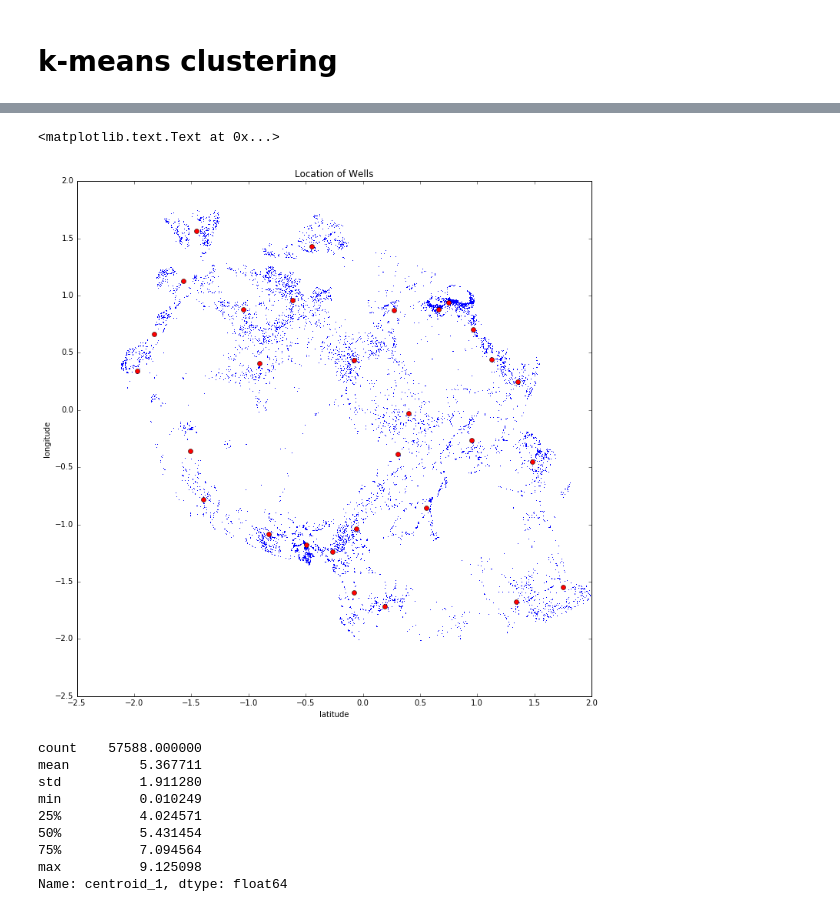
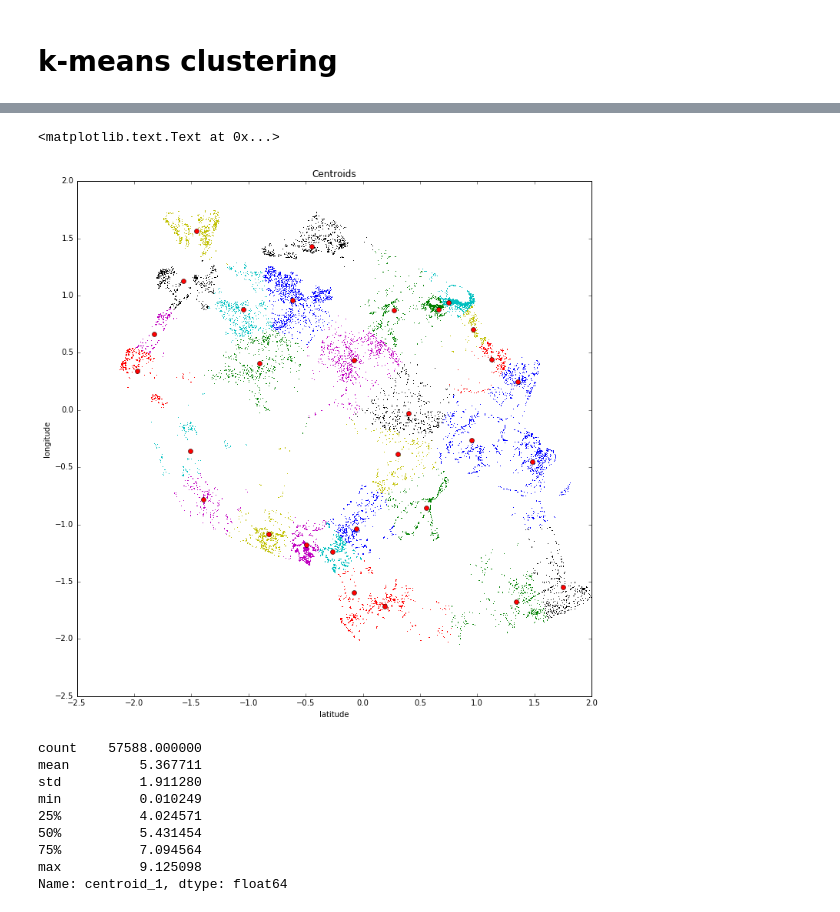
Before and after one commit to liufan2312/ORIE4741-DrivenData-Competition, a Jupyter notebook: Local Features.ipynb, the cells around one changed output, grey strips where cells are left out. Cells and saved outputs as stored; diff of their text form; code cells hidden in the pictures.

```diff
--- a/Local Features.ipynb
+++ b/Local Features.ipynb
@@ -79,6 +90,6 @@ kmeans = KMeans(n_clusters=30, random_state=0).fit(data)
 centroids = kmeans.cluster_centers_
 # %%
-c_longitude, c_latitude = np.zeros(30), np.zeros(30)
+c_longitude, c_latitude = np.zeros(50), np.zeros(50)
 ptr = 0
 for centroid in centroids:
     c_longitude[ptr] = centroid[0]
@@ -86,0 +111,15 @@ for centroid in centroids:
+# %%
+def find_centroid(longitude, latitude, centroids):
+    closest = 0
+    centroid = centroids[0]
+    min_dis = (longitude - centroid[0])**2 + (latitude - centroid[1])**2 # + (height - centroid[2])**2
+    for i in range(1, centroids.shape[0]):
+        dis = (longitude - centroids[i][0])**2 + (latitude - centroids[i][1])**2 # + (height - centroid[2])**2
+        if dis < min_dis:
+            min_dis = dis
+            closest = i
+            centroid = centroids[i]
+    return closest, centroid
+# %%
+i, j = find_centroid(1, -1, centroids)
+print(i, j)
@@ -86,0 +128,7 @@ for centroid in centroids:
+# %%
+# Find out which centroid it belongs to
+location_data = data.as_matrix()
+which_centroid = np.zeros(data.shape[0])
+for i in range(0, data.shape[0]):
+    which_centroid[i], dummy = find_centroid(location_data[i][0], location_data[i][1], centroids)
+data['which_centroid'] = which_centroid
@@ -87,14 +144,16 @@ for centroid in centroids:
 # %%
-sub_data = data.sample(frac=0.2, replace=False)
+sub_data = data.sample(frac=0.4, replace=False)
 fig = plt.figure(figsize=(12,12))
-plt.plot(sub_data['longitude'], sub_data['latitude'], ",b", alpha=1)
+for i in range(0, 30):
+    subsub_data = sub_data[sub_data['which_centroid'] == i]
+    plt.plot(subsub_data['longitude'], subsub_data['latitude'], ",", alpha=1)
 plt.plot(c_longitude, c_latitude, "or")
-plt.title("Location of Wells")
+plt.title("Centroids")
 plt.xlabel("latitude")
 plt.ylabel("longitude")
 # %% [output]
 <matplotlib.text.Text at 0x...>
-[figure, old version]
+[figure, new version]
 # %%
 # Create new features that decribes the distance to each centroid
 count = 1
```
Also changed, not shown: parts of 8 cells of this notebook, 3 other files.
